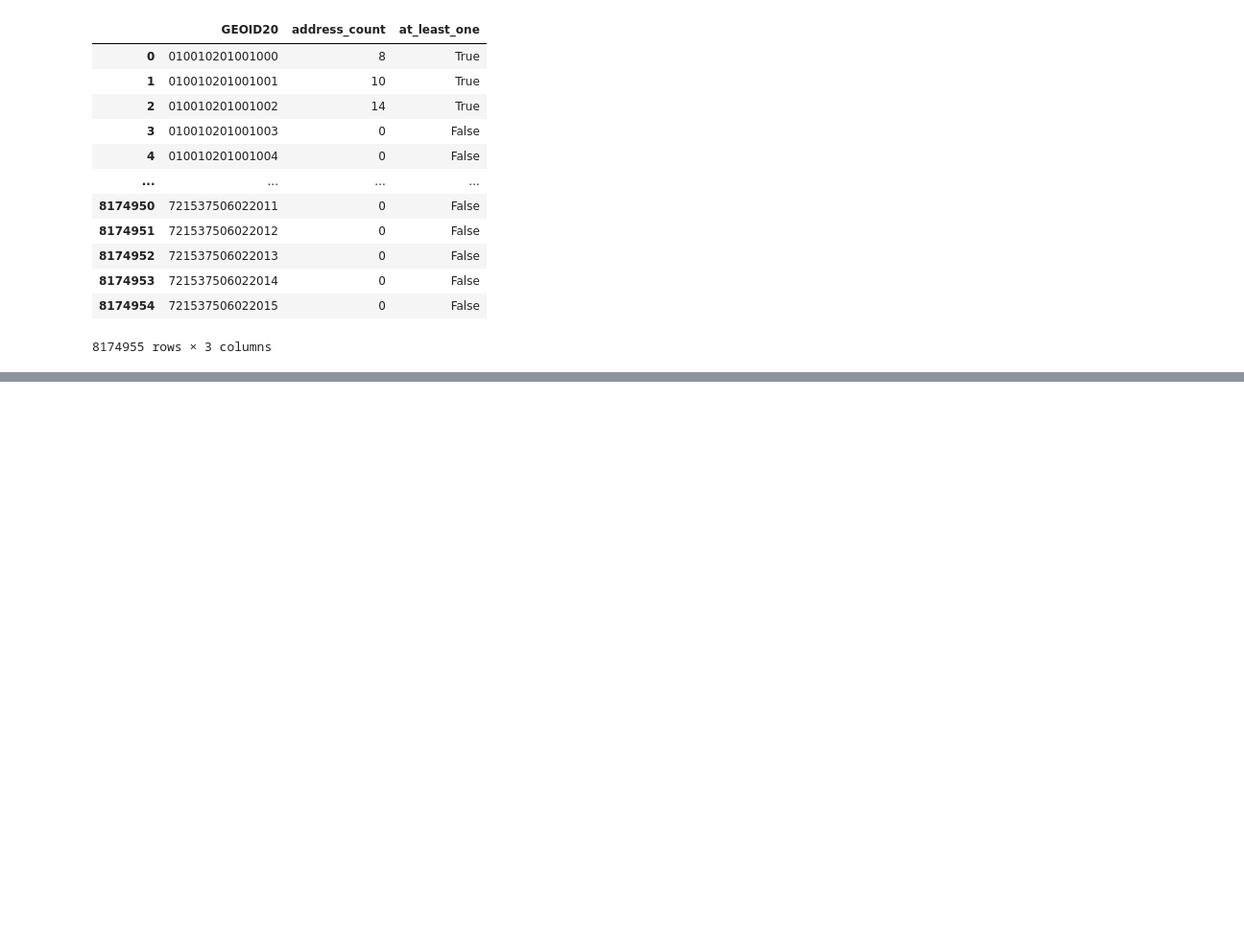
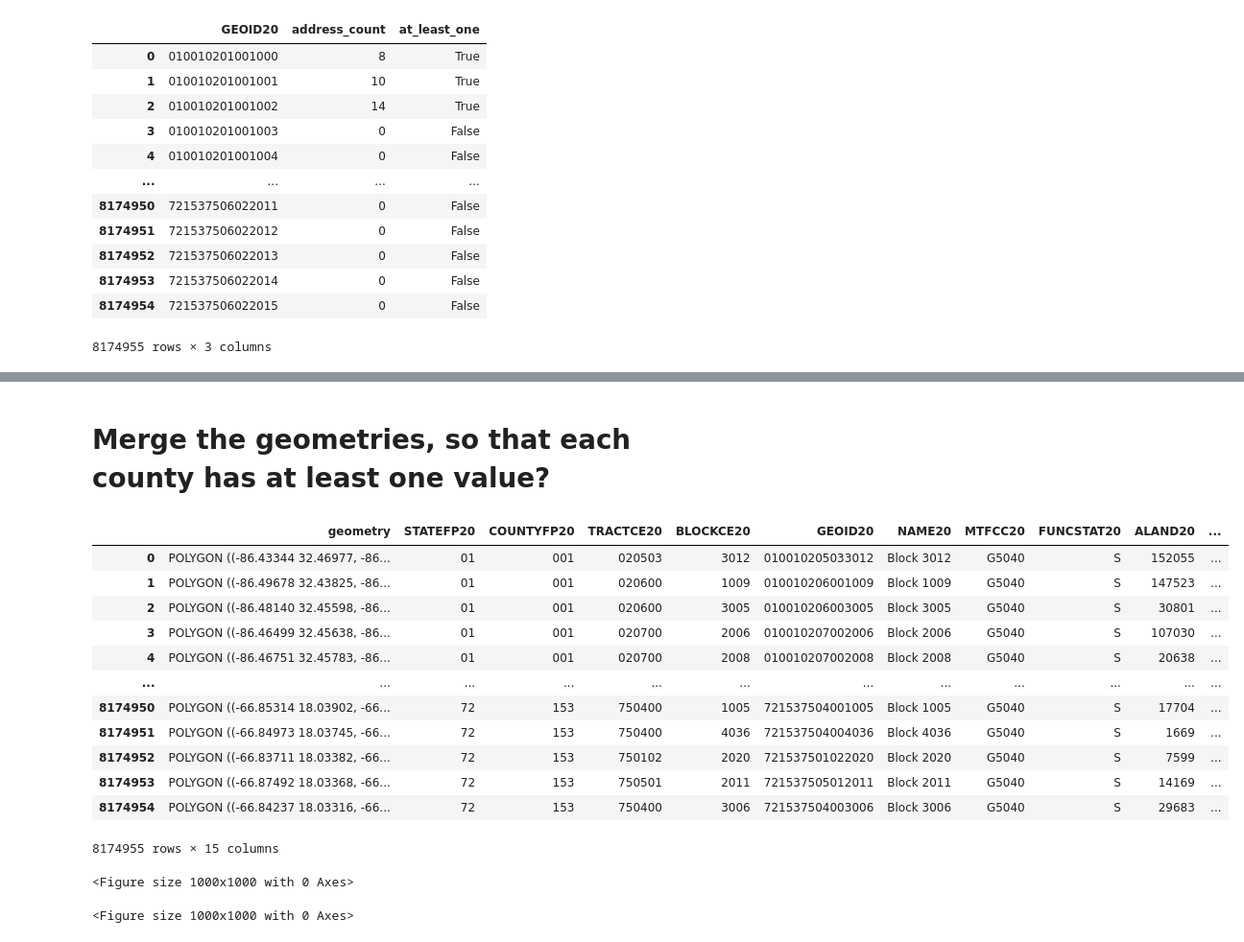
Before and after one commit to uva-bi-sdad/national_address_database, a Jupyter notebook: code/2023-06-22 visualize US.ipynb, the cells around one changed output, grey strips where cells are left out. Shown: that part at 96% size. Drawn from its saved outputs; the diff is of its cells as text; code cells hidden in the pictures; blank space fills up the shorter version.

```diff
--- a/code/2023-06-22 visualize US.ipynb
+++ b/code/2023-06-22 visualize US.ipynb
@@ -132,4 +145,28 @@ tdf
+# %% [markdown]
+# Merge the geometries, so that each county has at least one value?
+# %%
+cdf
+# %% [output]
+|  | geometry | STATEFP20 | COUNTYFP20 | TRACTCE20 | BLOCKCE20 | GEOID20 | NAME20 | MTFCC20 | FUNCSTAT20 | ALAND20 | ... |
+| 0 | POLYGON ((-86.43344 32.46977, -86... | 01 | 001 | 020503 | 3012 | 010010205033012 | Block 3012 | G5040 | S | 152055 | ... |
+| 1 | POLYGON ((-86.49678 32.43825, -86... | 01 | 001 | 020600 | 1009 | 010010206001009 | Block 1009 | G5040 | S | 147523 | ... |
+| 2 | POLYGON ((-86.48140 32.45598, -86... | 01 | 001 | 020600 | 3005 | 010010206003005 | Block 3005 | G5040 | S | 30801 | ... |
+| 3 | POLYGON ((-86.46499 32.45638, -86... | 01 | 001 | 020700 | 2006 | 010010207002006 | Block 2006 | G5040 | S | 107030 | ... |
+| 4 | POLYGON ((-86.46751 32.45783, -86... | 01 | 001 | 020700 | 2008 | 010010207002008 | Block 2008 | G5040 | S | 20638 | ... |
+| ... | ... | ... | ... | ... | ... | ... | ... | ... | ... | ... | ... |
+| 8174950 | POLYGON ((-66.85314 18.03902, -66... | 72 | 153 | 750400 | 1005 | 721537504001005 | Block 1005 | G5040 | S | 17704 | ... |
+| 8174951 | POLYGON ((-66.84973 18.03745, -66... | 72 | 153 | 750400 | 4036 | 721537504004036 | Block 4036 | G5040 | S | 1669 | ... |
+| 8174952 | POLYGON ((-66.83711 18.03382, -66... | 72 | 153 | 750102 | 2020 | 721537501022020 | Block 2020 | G5040 | S | 7599 | ... |
+| 8174953 | POLYGON ((-66.87492 18.03368, -66... | 72 | 153 | 750501 | 2011 | 721537505012011 | Block 2011 | G5040 | S | 14169 | ... |
+| 8174954 | POLYGON ((-66.84237 18.03316, -66... | 72 | 153 | 750400 | 3006 | 721537504003006 | Block 3006 | G5040 | S | 29683 | ... |
+8174955 rows × 15 columns
 # %%
 import matplotlib.colors as clrs
 cmap = clrs.ListedColormap(['red', 'green'])
+# %%
+from matplotlib.pyplot import figure
+figure(figsize=(10, 10))
+# %% [output]
+<Figure size 1000x1000 with 0 Axes>
+<Figure size 1000x1000 with 0 Axes>
 # %%
```
Also changed, not shown: parts of 7 cells of this notebook, 2 other files.
